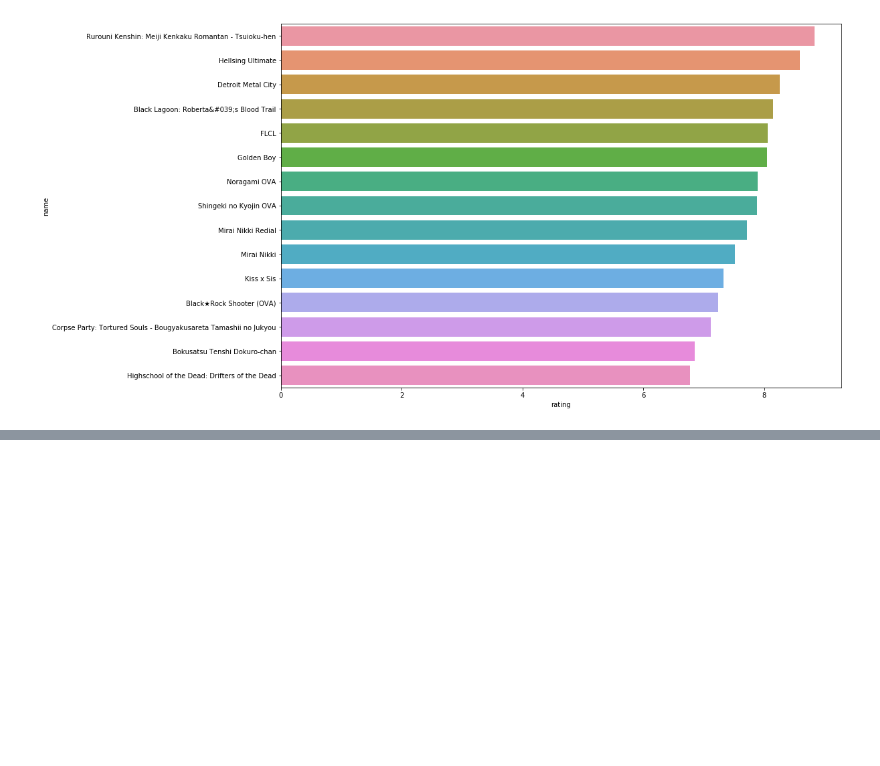
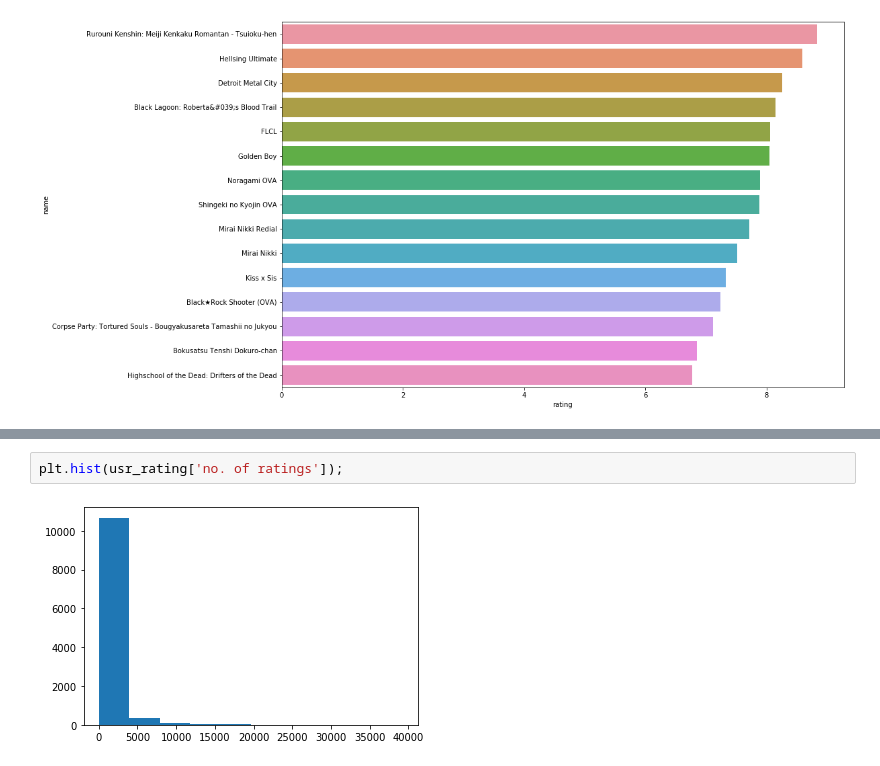
Before and after one commit to ashwinjohn3/Anime-Recommendation-Database, a Jupyter notebook: Anime-Recommendation.ipynb, the cells around one changed output, grey strips where cells are left out. Drawn from its saved outputs; the diff is of its cells as text; blank space fills up the shorter version.

```diff
--- a/Anime-Recommendation.ipynb
+++ b/Anime-Recommendation.ipynb
@@ -288,0 +336,4 @@ get_hor_bar('rating','name',anime[(anime.members > 100000) & (anime.type == 'OVA
+# %%
+plt.hist(usr_rating['no. of ratings']);
+# %% [output]
+[figure, added]
```
Also changed, not shown: parts of 18 cells of this notebook.
